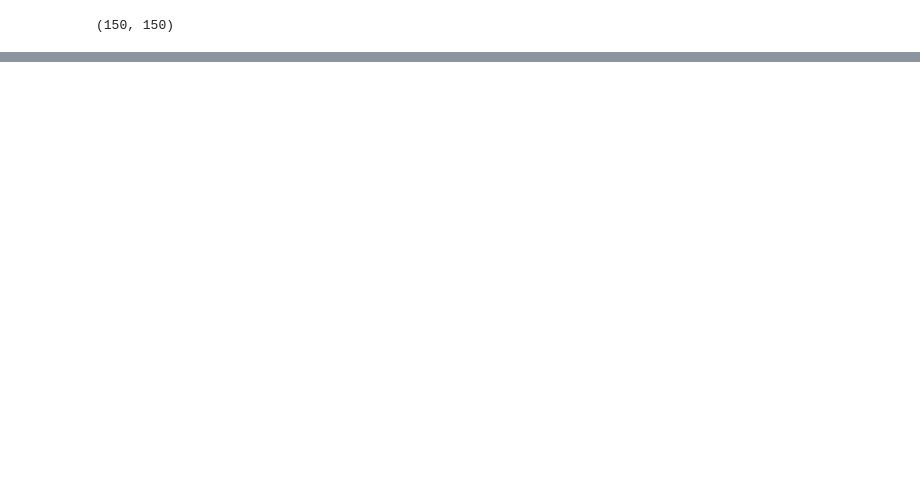
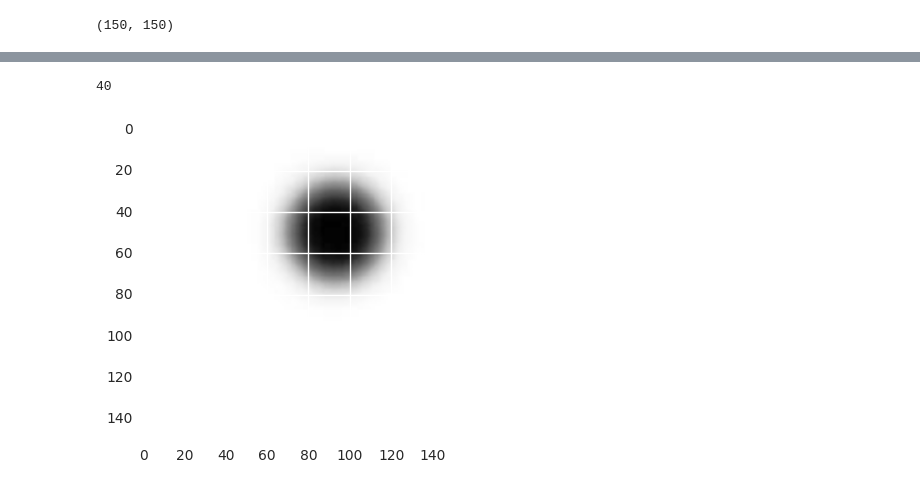
Before and after one commit to jstutters/mlshapes, a Jupyter notebook: train.ipynb, the cells around one changed output, grey strips where cells are left out. Cells and saved outputs as stored; diff of their text form; code cells hidden in the pictures; blank space fills up the shorter version.

```diff
--- a/train.ipynb
+++ b/train.ipynb
@@ -80,0 +106,7 @@ model.metrics_names
+# %%
+i_worst = np.argmax(proba[0:100])
+plt.imshow(X_test[i_worst, :, :, 0])
+i_worst
+# %% [output]
+40
+[figure, added]
```
Also changed, not shown: parts of 16 cells of this notebook.
